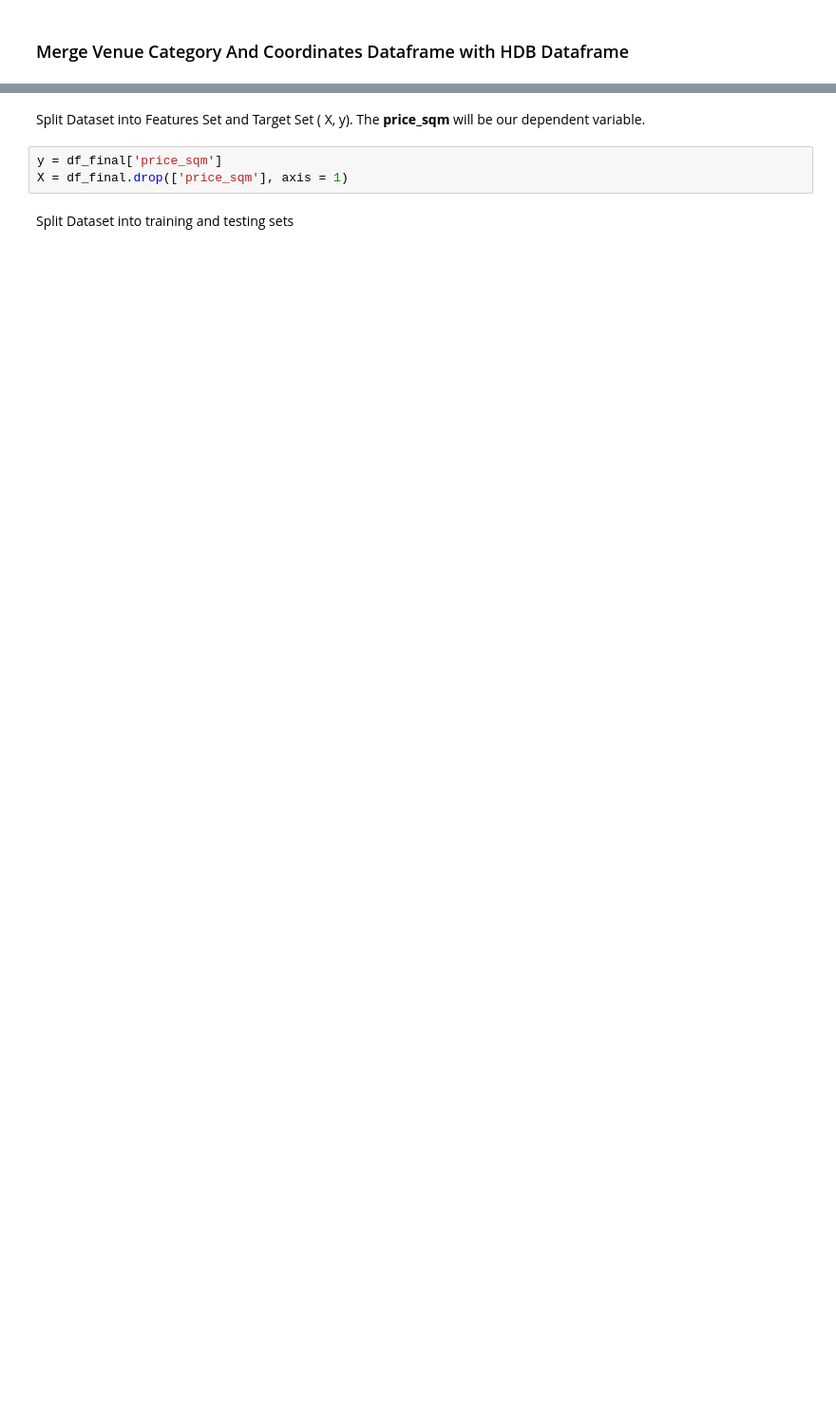
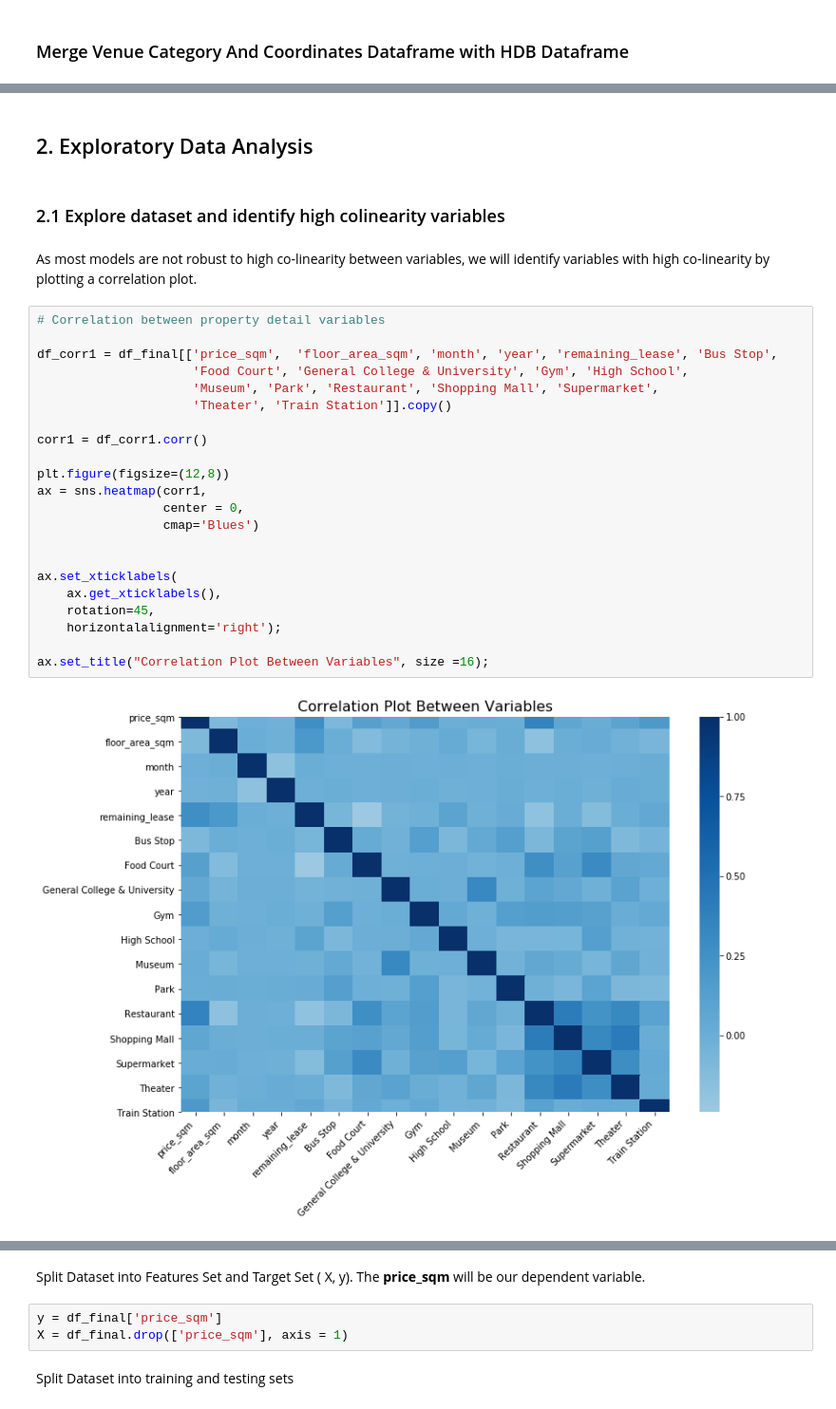
Before and after one commit to sciai-ai/HDB_Flat_Resale_Price_Prediction, a Jupyter notebook: Capstone Project Notebook.ipynb, the cells around one changed output, grey strips where cells are left out. Shown at 95% size. Saved outputs shown, nothing was run; the diff lists cells and outputs as text; blank space fills up the shorter version.

```diff
--- a/Capstone Project Notebook.ipynb
+++ b/Capstone Project Notebook.ipynb
@@ -340 +409,31 @@ df_final.head()
 5 rows × 87 columns
+# %% [markdown]
+## 2. Exploratory Data Analysis
+# %% [markdown]
+### 2.1 Explore dataset and identify high colinearity variables
+# %% [markdown]
+As most models are not robust to high co-linearity between variables, we will identify variables with high co-linearity by plotting a correlation plot.
+# %%
+# Correlation between property detail variables
+
+df_corr1 = df_final[['price_sqm',  'floor_area_sqm', 'month', 'year', 'remaining_lease', 'Bus Stop',
+                     'Food Court', 'General College & University', 'Gym', 'High School',
+                     'Museum', 'Park', 'Restaurant', 'Shopping Mall', 'Supermarket',
+                     'Theater', 'Train Station']].copy()
+
+corr1 = df_corr1.corr()
+
+plt.figure(figsize=(12,8))
+ax = sns.heatmap(corr1,
+                 center = 0,
+                 cmap='Blues')
+
+
+ax.set_xticklabels(
+    ax.get_xticklabels(),
+    rotation=45,
+    horizontalalignment='right');
+
+ax.set_title("Correlation Plot Between Variables", size =16);
+# %% [output]
+[figure, added]
```
Also changed, not shown: parts of 193 cells of this notebook.
